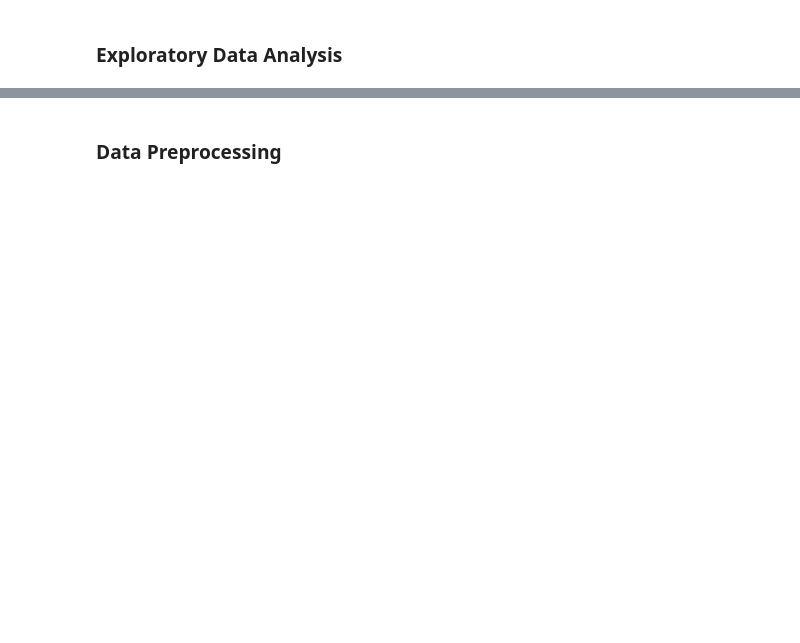
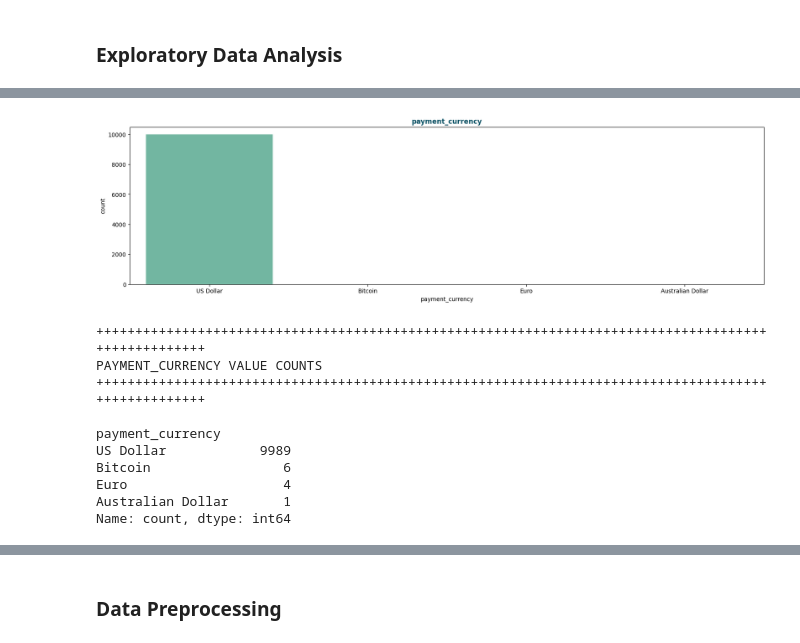
Before and after one commit to votanasrey/Hybrid-Node-Clustering-Approach-for-Graph-Based-Anti-Money-Laundering, a Jupyter notebook: model_dev/logistic_regression.ipynb, the cells around one changed output, grey strips where cells are left out. Drawn from its saved outputs; the diff is of its cells as text; code cells hidden in the pictures; blank space fills up the shorter version.

```diff
--- a/model_dev/logistic_regression.ipynb
+++ b/model_dev/logistic_regression.ipynb
@@ -326,0 +387,18 @@ OUTLIERS DETECTION - AMOUNT RECEIVED & PAID
+# %%
+create_bar_plot(
+    df=df,
+    column_name='payment_currency',
+    title='payment_currency'
+)
+# %% [output]
+[figure, added]
+++++++++++++++++++++++++++++++++++++++++++++++++++++++++++++++++++++++++++++++++++++++++++++++++++++
+PAYMENT_CURRENCY VALUE COUNTS
+++++++++++++++++++++++++++++++++++++++++++++++++++++++++++++++++++++++++++++++++++++++++++++++++++++
+
+payment_currency
+US Dollar            9989
+Bitcoin                 6
+Euro                    4
+Australian Dollar       1
+Name: count, dtype: int64
```
Also changed, not shown: parts of 7 cells of this notebook.
